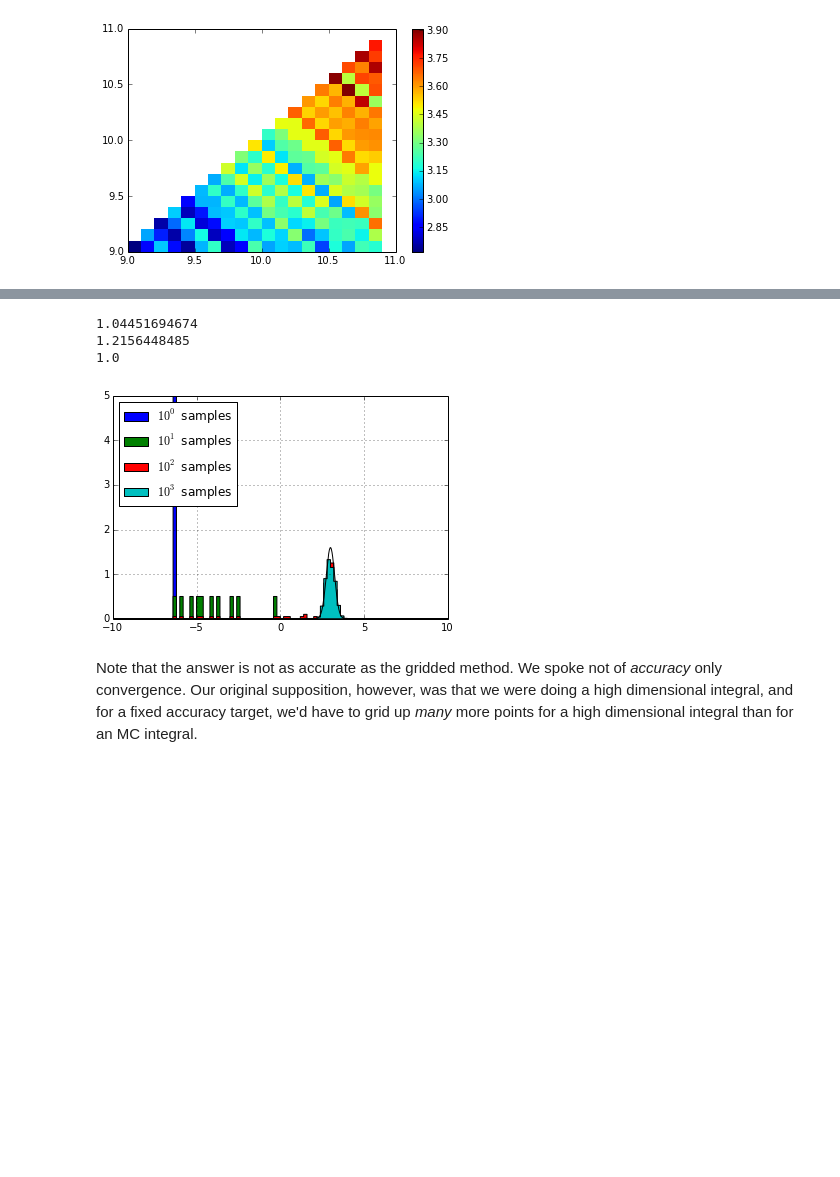
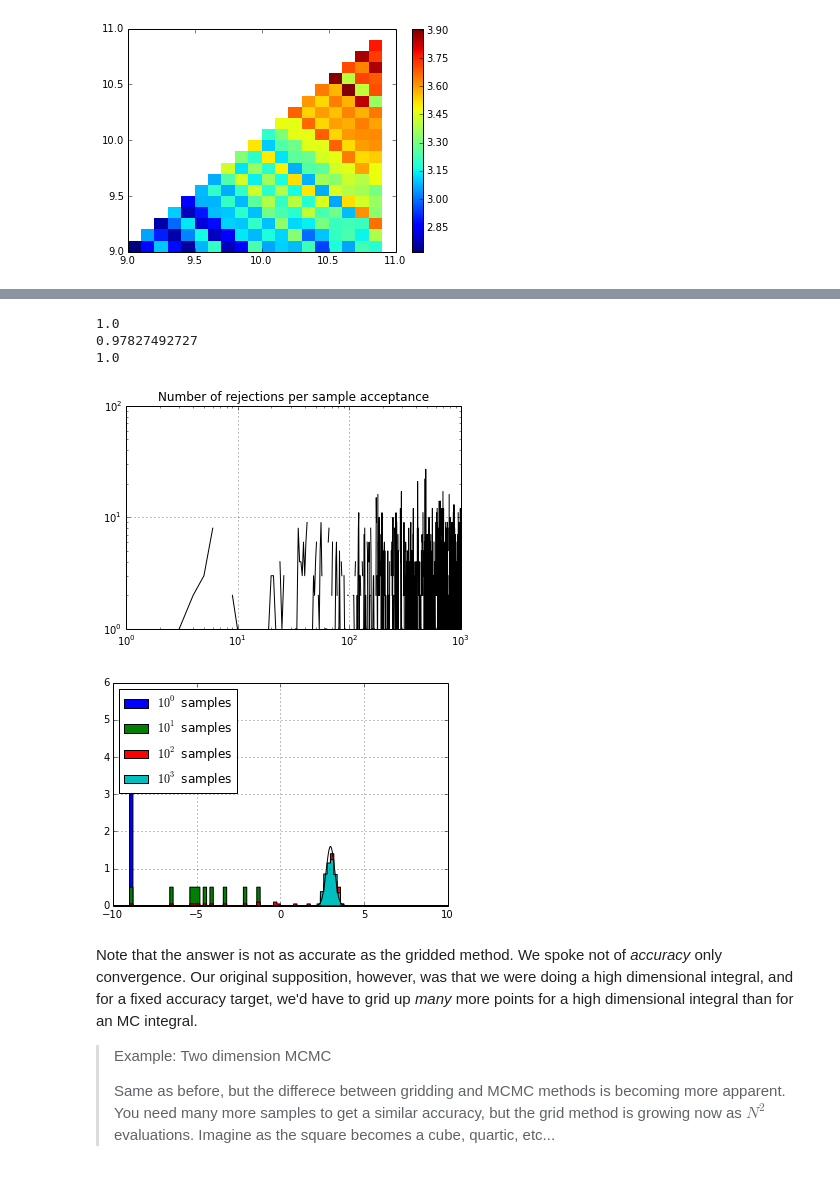
Before and after one commit to cpankow/lacc_da_tutorials, a Jupyter notebook: bayesian_inf_and_mf.ipynb, the cells around one changed output, grey strips where cells are left out. Cells and saved outputs as stored; diff of their text form; code cells hidden in the pictures; blank space fills up the shorter version.

Commit message:
Updated notebook on detailed balance and 2d MCMC example

```diff
--- a/bayesian_inf_and_mf.ipynb
+++ b/bayesian_inf_and_mf.ipynb
@@ -585,39 +587,59 @@ def integrand(x):
 x_min, x_max = -10, 10
 
 # Call the prior uniform
-i = 0
-x_i = numpy.random.uniform(x_min, x_max)
+i, j = 0, 0
+# Initial point, uncommnet for random
+#x_i = numpy.random.uniform(x_min, x_max)
+# start far away for funsies
+x_i = -9
 samples = [x_i]
+n_rej = []
 while i < 1000:
     x_prop = numpy.random.normal(x_i, 1.0)
     ratio = integrand(x_prop)/integrand(x_i)
     if ratio > numpy.random.uniform(0, 1):
         i += 1
         x_i = x_prop
         samples.append(x_prop)
+        n_rej.append(j)
+        j = 0
         continue
+    j += 1
 
+figure()
+plot(n_rej, 'k-')
+loglog()
+grid()
+title("Number of rejections per sample acceptance")
+
+figure()
 for i in range(4):
     h, b, _ = hist(samples[:10**i], range=(-10, 10), bins=100, histtype='stepfilled', normed=True, label = ("$10^%d$ samples" % i))
 
 x = numpy.linspace(-10, 10, 1000)
 plot(x, integrand(x), 'k-')
 legend(loc="upper left")
 grid()
 
 
 # By the way the answer to the integral
-print numpy.average(integrand(numpy.array(samples)))
+print h.sum() * (b[1] - b[0])
 # The answer for a naive MC integrator -- the variance on this answer is much higher than the MCMC or gridded method answer
 # You may get close to the right answer, but the accuracy will be much worse for fixed N.
 # Try this several times and see if the answer varies a lot (relative to the MCMC answer, anyway)
 print numpy.average(integrand(numpy.random.uniform(-10, 10, 1000))) * (x_max - x_min)
 # Compare
 print integrand(x).sum() * (x[1] - x[0])
 # %% [output]
-1.04451694674
-1.2156448485
 1.0
+0.97827492727
+1.0
-[figure, old version]
+[figure, new version]
+[figure, added]
 # %% [markdown]
 Note that the answer is not as accurate as the gridded method. We spoke not of *accuracy* only convergence. Our original supposition, however, was that we were doing a high dimensional integral, and for a fixed accuracy target, we'd have to grid up *many* more points for a high dimensional integral than for an MC integral.
+
+> Example: Two dimension MCMC
+>
+> Same as before, but the differece between gridding and MCMC methods is becoming more apparent. You need many more samples to get
+> a similar accuracy, but the grid method is growing now as $N^2$ evaluations. Imagine as the square becomes a cube, quartic, etc...
```
Also changed, not shown: parts of 5 cells of this notebook.
